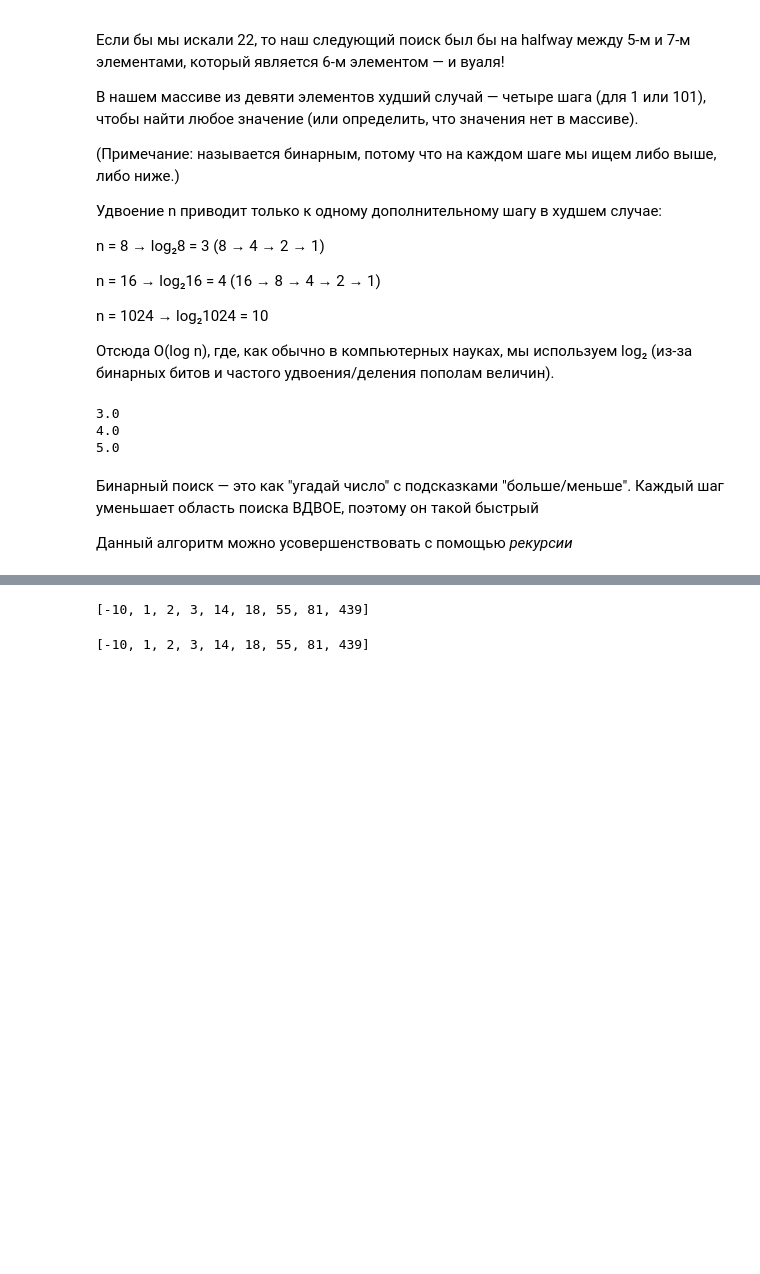
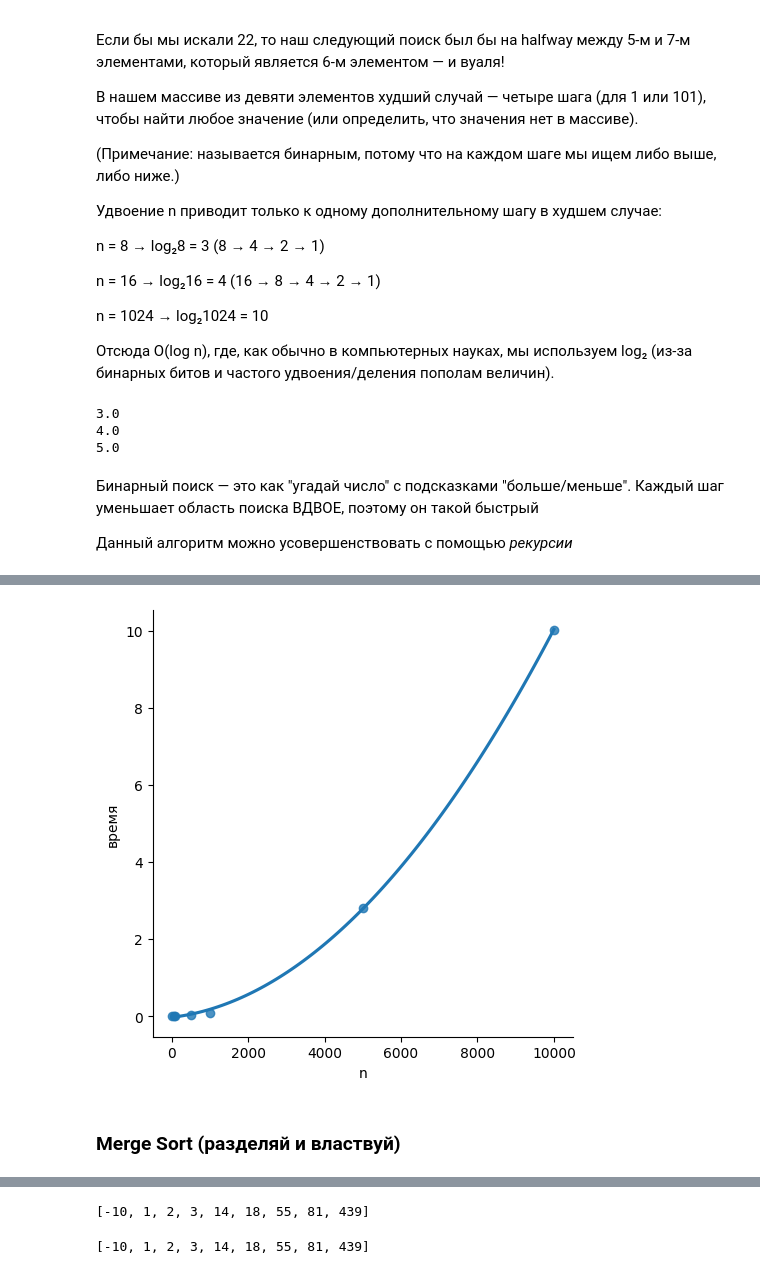
Before and after one commit to valeraboyko2002/test, a Jupyter notebook: data_structure_and_algorithms.ipynb, the cells around one changed output, grey strips where cells are left out. Drawn from its saved outputs; the diff is of its cells as text; code cells hidden in the pictures; blank space fills up the shorter version.

```diff
--- a/data_structure_and_algorithms.ipynb
+++ b/data_structure_and_algorithms.ipynb
@@ -344,3 +326,0 @@ def binary(arr,item):
-# %%
-l = [1,4,6,8,10,12,14,16,25,30,45,50]
-print(binary(l,12))
@@ -407,0 +393,11 @@ print(recursive_binary_search(l,25,0,len(l)-1))
+# %%
+def bubble_sort(array):
+
+  n = len(array)
+
+  for i in range(n-1):
+    for j in range(0,n-1):
+      if array[j] > array[j+1]:
+        array[j+1],array[j] = array[j],array[j+1]
+
+  return array
@@ -407,0 +433,14 @@ print(recursive_binary_search(l,25,0,len(l)-1))
+# %%
+bubble_times = []
+
+for l in granular_list_lengths[0:7]:
+  lst = random.sample(range(0,max(granular_list_lengths)),l)
+
+  tic = time.process_time()
+  x = bubble_sort(lst)
+  toc = time.process_time()
+
+  bubble_times.append(toc-tic)
+# %%
+bubble_df = pd.DataFrame(list(zip(granular_list_lengths, bubble_times)), columns =['n','время'])
+bubble_df
@@ -407,0 +456,6 @@ print(recursive_binary_search(l,25,0,len(l)-1))
+# %%
+_ = sns.lmplot(x='n',y='время',data=bubble_df,ci=None,order=2)
+# %% [output]
+[figure, added]
+# %% [markdown]
+### Merge Sort (разделяй и властвуй)
```
Also changed, not shown: parts of 58 cells of this notebook.
